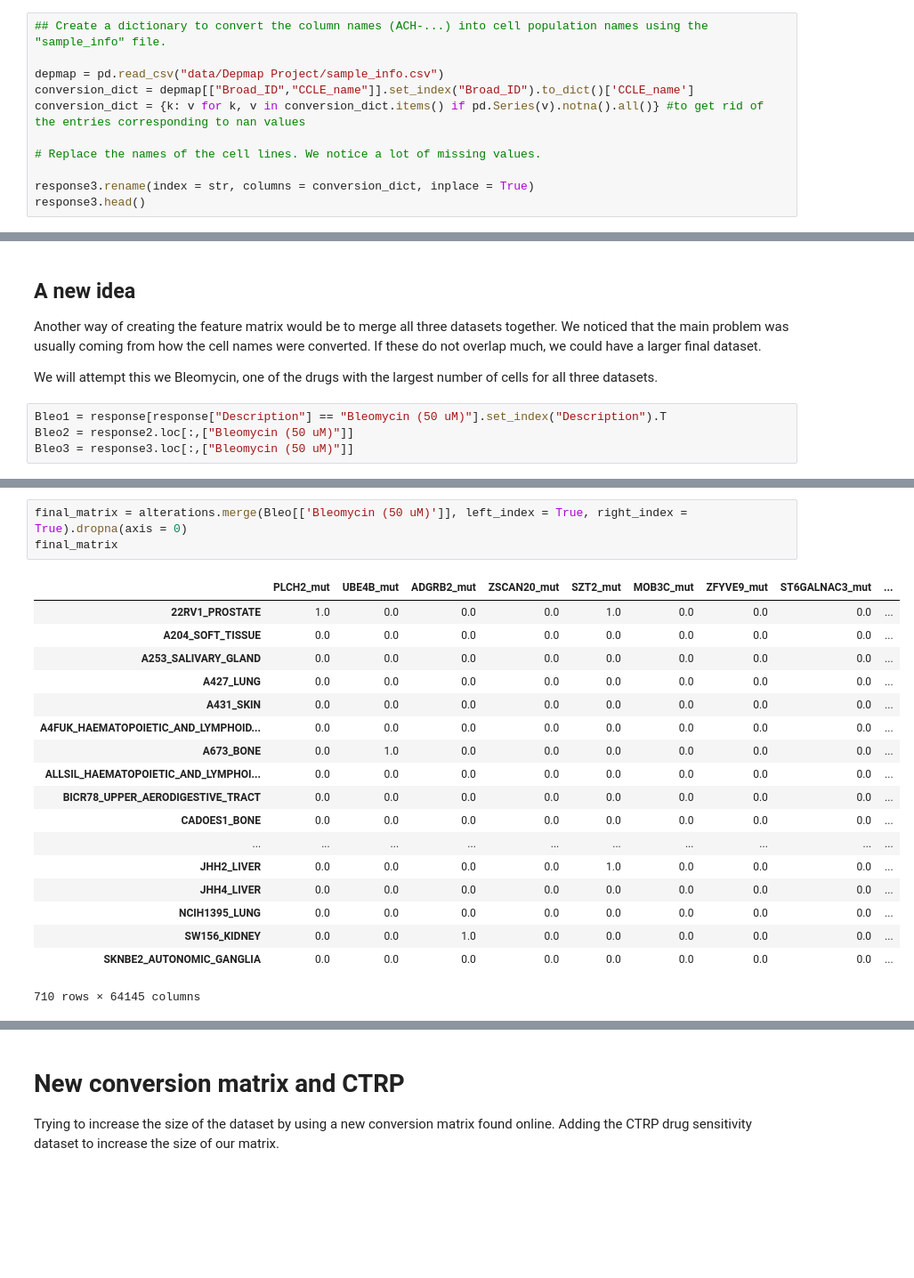
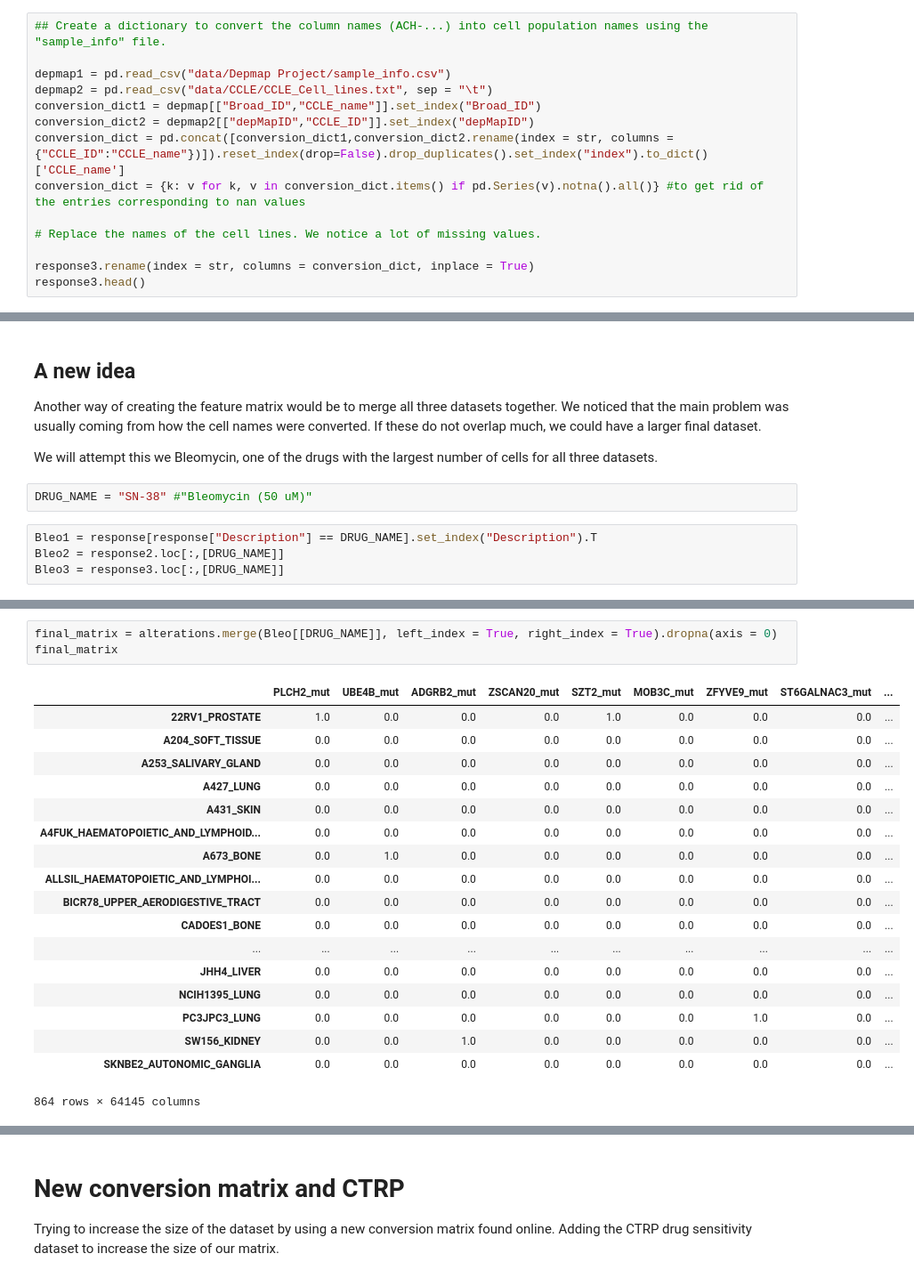
Before and after one commit to oskaradermecker/DataX_Drug_Response, a Jupyter notebook: Dataset comparison.ipynb, the cells around one changed output, grey strips where cells are left out. Shown at 89% size. Saved outputs shown, nothing was run; the diff lists cells and outputs as text; blank space fills up the shorter version.

Commit message:
Updates and second big matrix created

```diff
--- a/Dataset comparison.ipynb
+++ b/Dataset comparison.ipynb
@@ -231,8 +231,11 @@ response3.head()
 # %%
 ## Create a dictionary to convert the column names (ACH-...) into cell population names using the "sample_info" file.
 
-depmap = pd.read_csv("data/Depmap Project/sample_info.csv")
-conversion_dict = depmap[["Broad_ID","CCLE_name"]].set_index("Broad_ID").to_dict()['CCLE_name']
+depmap1 = pd.read_csv("data/Depmap Project/sample_info.csv")
+depmap2 = pd.read_csv("data/CCLE/CCLE_Cell_lines.txt", sep = "\t")
+conversion_dict1 = depmap[["Broad_ID","CCLE_name"]].set_index("Broad_ID")
+conversion_dict2 = depmap2[["depMapID","CCLE_ID"]].set_index("depMapID")
+conversion_dict = pd.concat([conversion_dict1,conversion_dict2.rename(index = str, columns = {"CCLE_ID":"CCLE_name"})]).reset_index(drop=False).drop_duplicates().set_index("index").to_dict()['CCLE_name']
 conversion_dict = {k: v for k, v in conversion_dict.items() if pd.Series(v).notna().all()} #to get rid of the entries corresponding to nan values
 
 # Replace the names of the cell lines. We notice a lot of missing values.
@@ -346,10 +348,12 @@ summary
 Another way of creating the feature matrix would be to merge all three datasets together. We noticed that the main problem was usually coming from how the cell names were converted. If these do not overlap much, we could have a larger final dataset.
 
 We will attempt this we Bleomycin, one of the drugs with the largest number of cells for all three datasets.
+# %%
+DRUG_NAME = "SN-38" #"Bleomycin (50 uM)"
 # %%
-Bleo1 = response[response["Description"] == "Bleomycin (50 uM)"].set_index("Description").T
-Bleo2 = response2.loc[:,["Bleomycin (50 uM)"]]
-Bleo3 = response3.loc[:,["Bleomycin (50 uM)"]]
+Bleo1 = response[response["Description"] == DRUG_NAME].set_index("Description").T
+Bleo2 = response2.loc[:,[DRUG_NAME]]
+Bleo3 = response3.loc[:,[DRUG_NAME]]
 # %%
 Bleo = pd.concat([Bleo1,Bleo2,Bleo3])
 Bleo = Bleo.drop_duplicates()
@@ -367,23 +371,23 @@ Bleo.sort_index().head()
 # %%
-final_matrix = alterations.merge(Bleo[['Bleomycin (50 uM)']], left_index = True, right_index = True).dropna(axis = 0)
+final_matrix = alterations.merge(Bleo[[DRUG_NAME]], left_index = True, right_index = True).dropna(axis = 0)
 final_matrix
 # %% [output]
 |  | PLCH2_mut | UBE4B_mut | ADGRB2_mut | ZSCAN20_mut | SZT2_mut | MOB3C_mut | ZFYVE9_mut | ST6GALNAC3_mut | ... |
 | 22RV1_PROSTATE | 1.0 | 0.0 | 0.0 | 0.0 | 1.0 | 0.0 | 0.0 | 0.0 | ... |
 | A204_SOFT_TISSUE | 0.0 | 0.0 | 0.0 | 0.0 | 0.0 | 0.0 | 0.0 | 0.0 | ... |
 | A253_SALIVARY_GLAND | 0.0 | 0.0 | 0.0 | 0.0 | 0.0 | 0.0 | 0.0 | 0.0 | ... |
 | A427_LUNG | 0.0 | 0.0 | 0.0 | 0.0 | 0.0 | 0.0 | 0.0 | 0.0 | ... |
 | A431_SKIN | 0.0 | 0.0 | 0.0 | 0.0 | 0.0 | 0.0 | 0.0 | 0.0 | ... |
 | A4FUK_HAEMATOPOIETIC_AND_LYMPHOID... | 0.0 | 0.0 | 0.0 | 0.0 | 0.0 | 0.0 | 0.0 | 0.0 | ... |
 | A673_BONE | 0.0 | 1.0 | 0.0 | 0.0 | 0.0 | 0.0 | 0.0 | 0.0 | ... |
 | ALLSIL_HAEMATOPOIETIC_AND_LYMPHOI... | 0.0 | 0.0 | 0.0 | 0.0 | 0.0 | 0.0 | 0.0 | 0.0 | ... |
 | BICR78_UPPER_AERODIGESTIVE_TRACT | 0.0 | 0.0 | 0.0 | 0.0 | 0.0 | 0.0 | 0.0 | 0.0 | ... |
 | CADOES1_BONE | 0.0 | 0.0 | 0.0 | 0.0 | 0.0 | 0.0 | 0.0 | 0.0 | ... |
 | ... | ... | ... | ... | ... | ... | ... | ... | ... | ... |
-| JHH2_LIVER | 0.0 | 0.0 | 0.0 | 0.0 | 1.0 | 0.0 | 0.0 | 0.0 | ... |
 | JHH4_LIVER | 0.0 | 0.0 | 0.0 | 0.0 | 0.0 | 0.0 | 0.0 | 0.0 | ... |
 | NCIH1395_LUNG | 0.0 | 0.0 | 0.0 | 0.0 | 0.0 | 0.0 | 0.0 | 0.0 | ... |
+| PC3JPC3_LUNG | 0.0 | 0.0 | 0.0 | 0.0 | 0.0 | 0.0 | 1.0 | 0.0 | ... |
 | SW156_KIDNEY | 0.0 | 0.0 | 1.0 | 0.0 | 0.0 | 0.0 | 0.0 | 0.0 | ... |
 | SKNBE2_AUTONOMIC_GANGLIA | 0.0 | 0.0 | 0.0 | 0.0 | 0.0 | 0.0 | 0.0 | 0.0 | ... |
-710 rows × 64145 columns
+864 rows × 64145 columns
 # %% [markdown]
```
Also changed, not shown: parts of 10 cells of this notebook.
